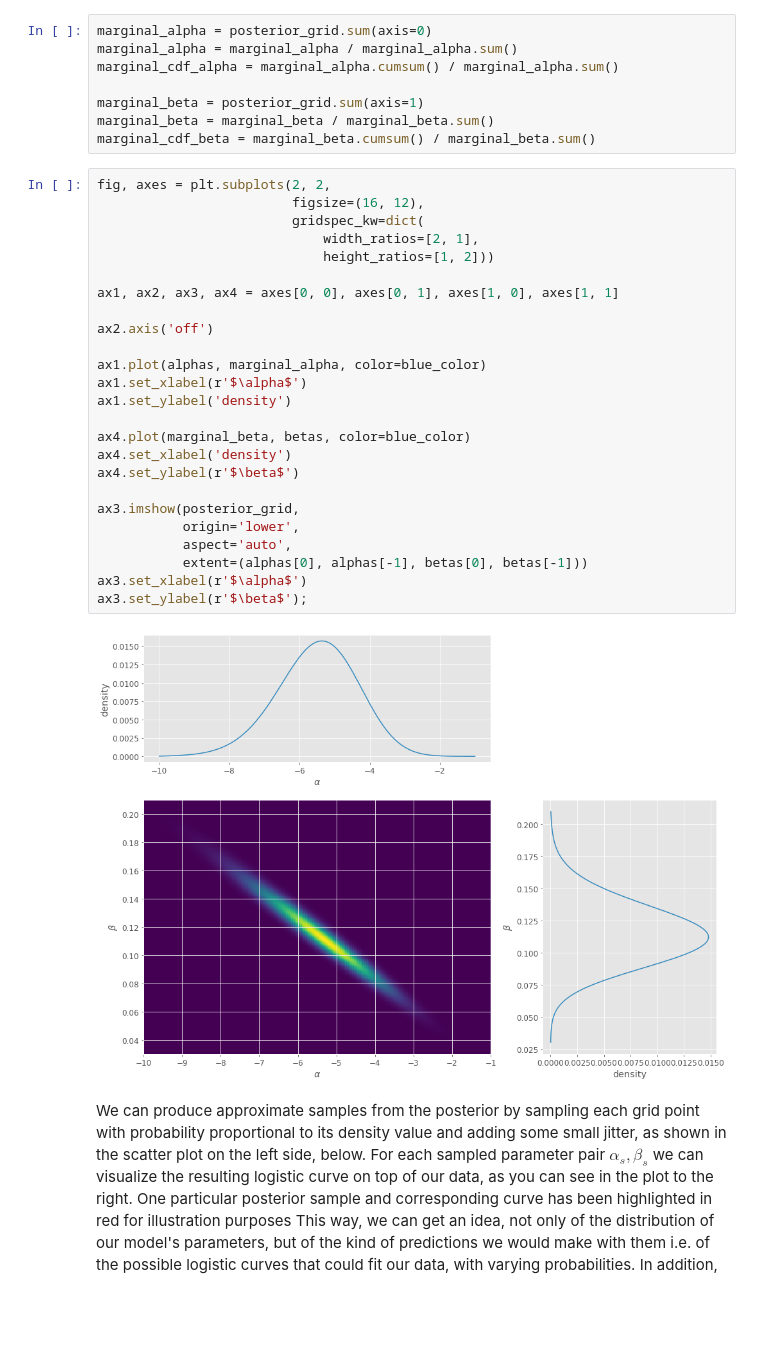
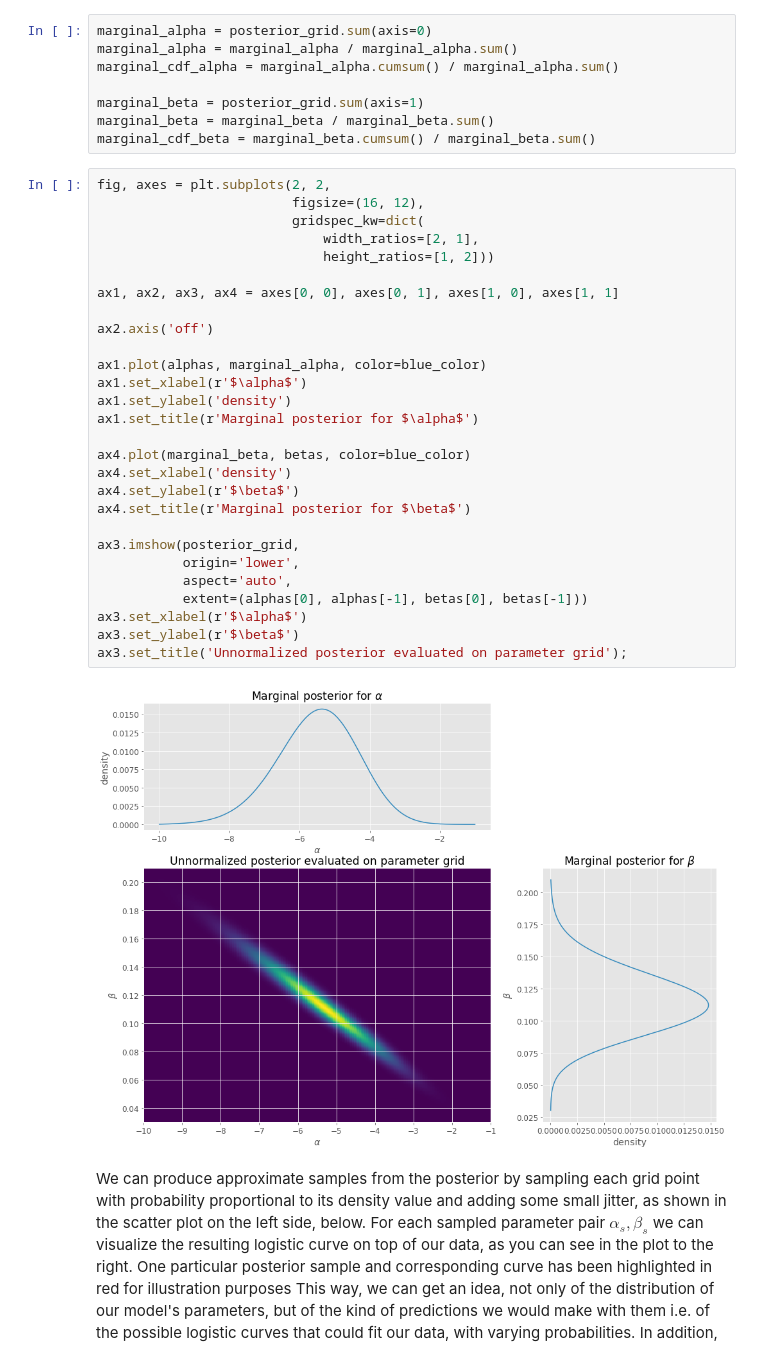
Before and after one commit to miguelfmc/bayesian-case-studies, a Jupyter notebook: LogisticRegression-Part1.ipynb, the cells around one changed output. Drawn from its saved outputs; the diff is of its cells as text; blank space fills up the shorter version.

```diff
--- a/LogisticRegression-Part1.ipynb
+++ b/LogisticRegression-Part1.ipynb
@@ -222,30 +227,33 @@ marginal_cdf_beta = marginal_beta.cumsum() / marginal_beta.sum()
 # %%
 fig, axes = plt.subplots(2, 2,
                          figsize=(16, 12),
                          gridspec_kw=dict(
                              width_ratios=[2, 1],
                              height_ratios=[1, 2]))
 
 ax1, ax2, ax3, ax4 = axes[0, 0], axes[0, 1], axes[1, 0], axes[1, 1]
 
 ax2.axis('off')
 
 ax1.plot(alphas, marginal_alpha, color=blue_color)
 ax1.set_xlabel(r'$\alpha$')
 ax1.set_ylabel('density')
+ax1.set_title(r'Marginal posterior for $\alpha$')
 
 ax4.plot(marginal_beta, betas, color=blue_color)
 ax4.set_xlabel('density')
 ax4.set_ylabel(r'$\beta$')
+ax4.set_title(r'Marginal posterior for $\beta$')
 
 ax3.imshow(posterior_grid,
            origin='lower',
            aspect='auto',
            extent=(alphas[0], alphas[-1], betas[0], betas[-1]))
 ax3.set_xlabel(r'$\alpha$')
-ax3.set_ylabel(r'$\beta$');
+ax3.set_ylabel(r'$\beta$')
+ax3.set_title('Unnormalized posterior evaluated on parameter grid');
 # %% [output]
-[figure, old version]
+[figure, new version]
 # %% [markdown]
 We can produce approximate samples from the posterior by sampling each grid point with probability proportional to its density value and adding some small jitter, as shown in the scatter plot on the left side, below.
 For each sampled parameter pair $\alpha_s, \beta_s$ we can visualize the resulting logistic curve on top of our data, as you can see in the plot to the right.
```
Also changed, not shown: parts of 16 cells of this notebook, 1 other file.
